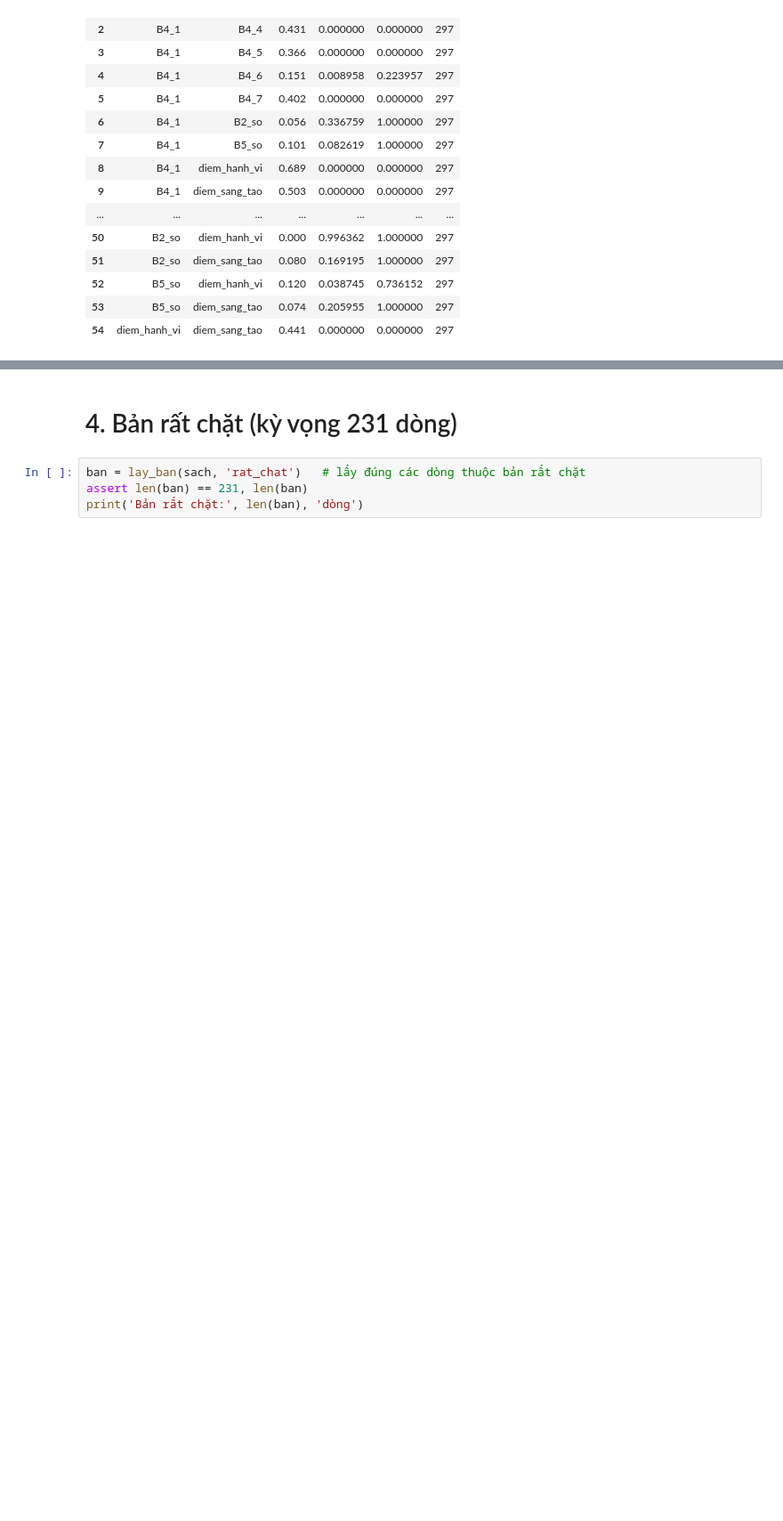
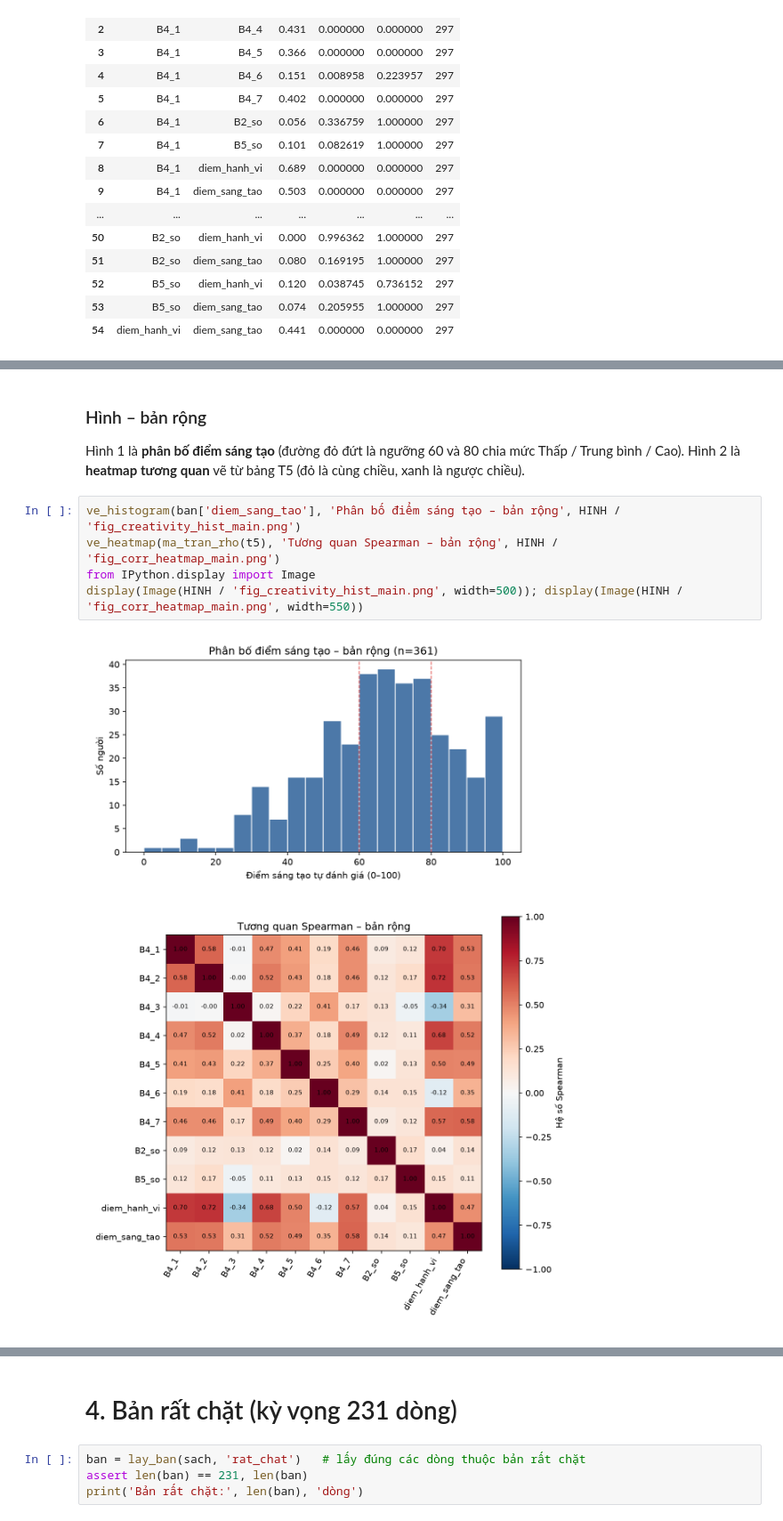
Before and after one commit to trangnt12/spark_mind, a Jupyter notebook: notebooks/02_descriptive_stats.ipynb, the cells around one changed output, grey strips where cells are left out. Shown at 89% size. Cells and saved outputs as stored; diff of their text form; blank space fills up the shorter version.

```diff
--- a/notebooks/02_descriptive_stats.ipynb
+++ b/notebooks/02_descriptive_stats.ipynb
@@ -237,0 +227,11 @@ display(Image(HINH / 'fig_creativity_hist_strict.png', width=500)); display(Imag
+# %% [markdown]
+### Hình – bản rộng
+Hình 1 là **phân bố điểm sáng tạo** (đường đỏ đứt là ngưỡng 60 và 80 chia mức Thấp / Trung bình / Cao). Hình 2 là **heatmap tương quan** vẽ từ bảng T5 (đỏ là cùng chiều, xanh là ngược chiều).
+# %%
+ve_histogram(ban['diem_sang_tao'], 'Phân bố điểm sáng tạo – bản rộng', HINH / 'fig_creativity_hist_main.png')
+ve_heatmap(ma_tran_rho(t5), 'Tương quan Spearman – bản rộng', HINH / 'fig_corr_heatmap_main.png')
+from IPython.display import Image
+display(Image(HINH / 'fig_creativity_hist_main.png', width=500)); display(Image(HINH / 'fig_corr_heatmap_main.png', width=550))
+# %% [output]
+[figure, new version]
+[figure, new version]
```
Also changed, not shown: parts of 46 cells of this notebook.
